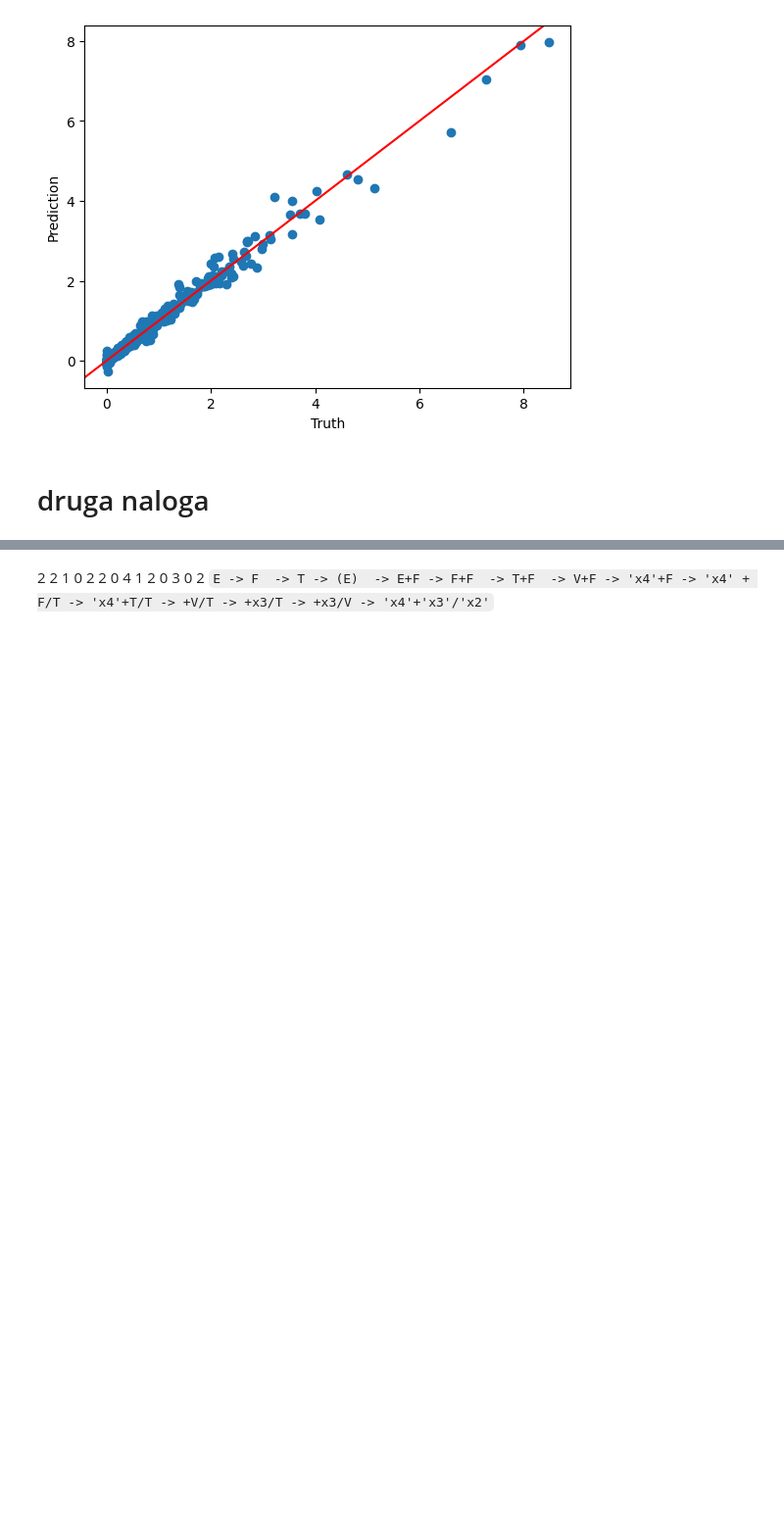
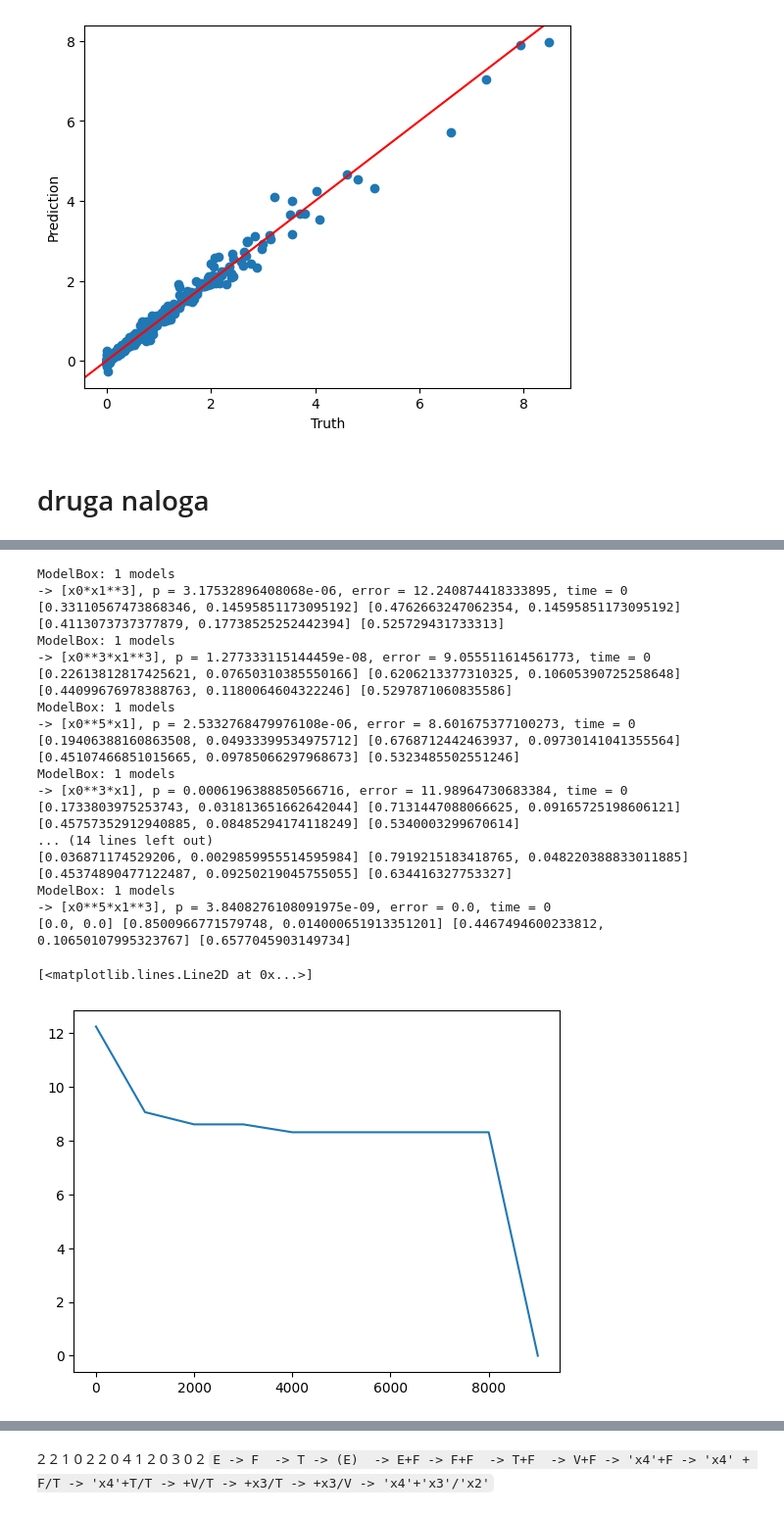
Before and after one commit to tadejpetric/nsu, a Jupyter notebook: dn4/resitev.ipynb, the cells around one changed output, grey strips where cells are left out. Shown: that part at 98% size. Drawn from its saved outputs; the diff is of its cells as text; code cells hidden in the pictures; blank space fills up the shorter version.

```diff
--- a/dn4/resitev.ipynb
+++ b/dn4/resitev.ipynb
@@ -188,3 +188,15 @@ def second(x1, x2):
 @pandise
 def third(x1, x2):
     return np.sin(x1) + np.sin(x2 / x1**2)
+
+def dynamic(k):
+    return lambda x: (np.tanh(-np.log2(x)/k)+1)/2
+
+def adaptive_dynamic(start, end, slope):
+    return lambda i: dynamic(max(-i/slope+start, end))
+
+def constant(k):
+    return lambda i: (lambda x: k)
+
+def inv_pow(k):
+    return lambda i: (lambda x: (1/(x+1))**k)
@@ -290,0 +229,27 @@ ED.get_results()[0].info
+# %%
+learning_rate = adaptive_dynamic(5,3,1)
+eq2 = problem(second)
+eq2.make_data(200, -1.8, 1.8)
+errors2 = evolve(eq2, learning_rate)
+x,y = zip(*errors2)
+plt.plot(x,y)
+# %% [output]
+ModelBox: 1 models
+-> [x0*x1**3], p = 3.17532896408068e-06, error = 12.240874418333895, time = 0
+[0.33110567473868346, 0.14595851173095192] [0.4762663247062354, 0.14595851173095192] [0.4113073737377879, 0.17738525252442394] [0.525729431733313]
+ModelBox: 1 models
+-> [x0**3*x1**3], p = 1.277333115144459e-08, error = 9.055511614561773, time = 0
+[0.22613812817425621, 0.07650310385550166] [0.6206213377310325, 0.10605390725258648] [0.44099676978388763, 0.1180064604322246] [0.5297871060835586]
+ModelBox: 1 models
+-> [x0**5*x1], p = 2.5332768479976108e-06, error = 8.601675377100273, time = 0
+[0.19406388160863508, 0.04933399534975712] [0.6768712442463937, 0.09730141041355564] [0.45107466851015665, 0.09785066297968673] [0.5323485502551246]
+ModelBox: 1 models
+-> [x0**3*x1], p = 0.0006196388850566716, error = 11.98964730683384, time = 0
+[0.1733803975253743, 0.031813651662642044] [0.7131447088066625, 0.09165725198606121] [0.45757352912940885, 0.08485294174118249] [0.5340003299670614]
+... (14 lines left out)
+[0.036871174529206, 0.0029859955514595984] [0.7919215183418765, 0.048220388833011885] [0.45374890477122487, 0.09250219045755055] [0.634416327753327]
+ModelBox: 1 models
+-> [x0**5*x1**3], p = 3.8408276108091975e-09, error = 0.0, time = 0
+[0.0, 0.0] [0.8500966771579748, 0.014000651913351201] [0.4467494600233812, 0.10650107995323767] [0.6577045903149734]
+[<matplotlib.lines.Line2D at 0x...>]
+[figure, added]
```
Also changed, not shown: parts of 15 cells of this notebook, 4 other files.
